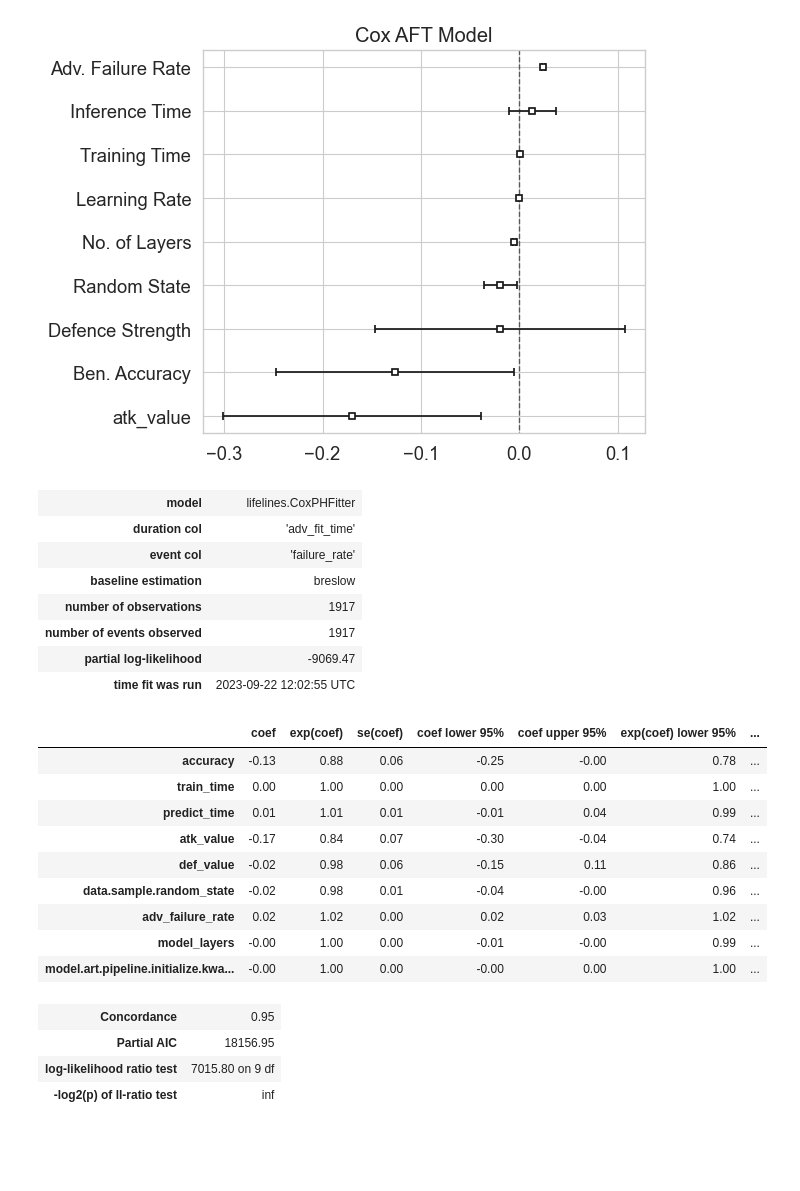
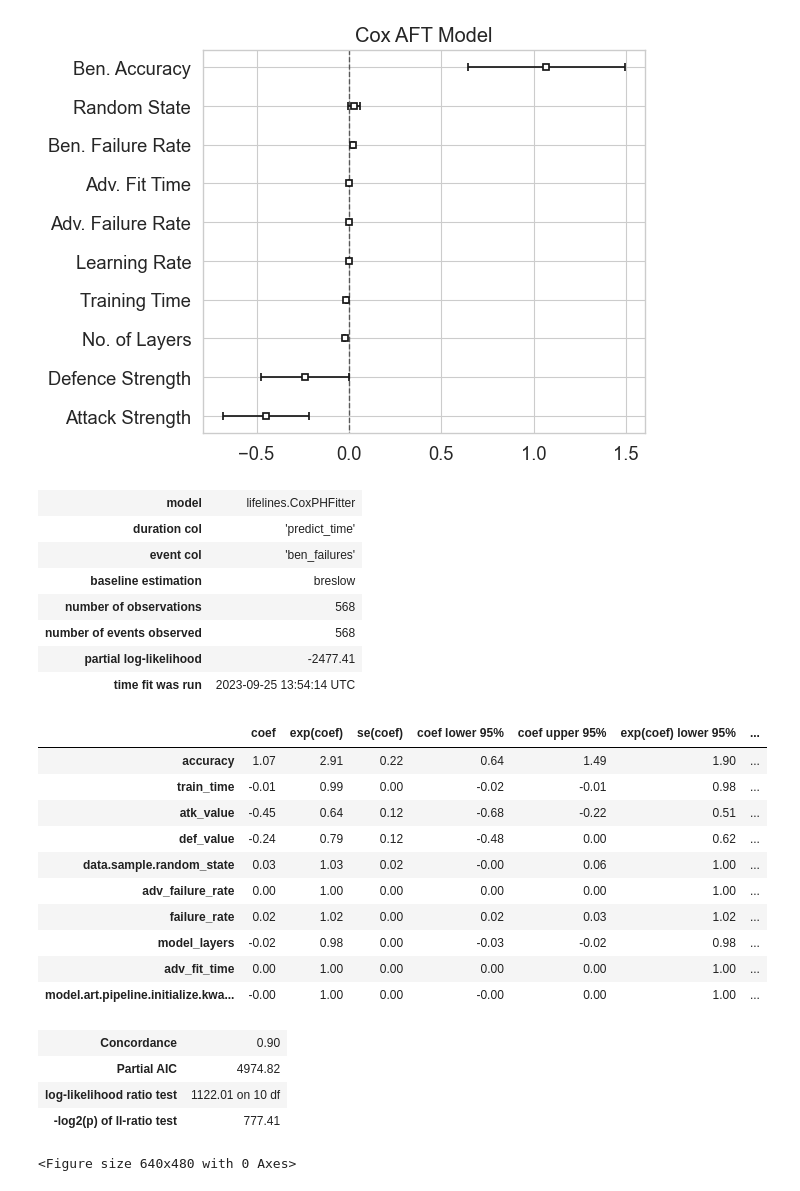
Before and after one commit to simplymathematics/deckard, a Jupyter notebook: examples/pytorch/weibull.ipynb, the cells around one changed output. Drawn from its saved outputs; the diff is of its cells as text; code cells hidden in the pictures; blank space fills up the shorter version.

```diff
--- a/examples/pytorch/weibull.ipynb
+++ b/examples/pytorch/weibull.ipynb
@@ -169,14 +185,17 @@ kwarg_list = [
 
 
 # cleaned['accuracy'] = y
+# %%
+data.loc[:, "adv_failures"] = (1 - data.loc[:, "adv_accuracy"]) * 100
+data.loc[:, "ben_failures"] = (1 - data.loc[:, "accuracy"]) * 100
+target = "ben_failures"
+duration_col = "predict_time"
+cleaned, y, data = clean_data_for_aft(data, kwarg_list,  target=target)
+X_train, X_test, y_train, y_test = train_test_split(cleaned, y,  test_size=0.2, random_state=42)
+assert target in cleaned, f"Target {target} not in dataframe with columns {cleaned.columns}"
 # %%
-target = "failure_rate"
-cleaned, y, data = clean_data_for_aft(data, kwarg_list,  target=target)
-X_train, X_test, y_train, y_test = train_test_split(cleaned, y,  test_size=0.2, random_state=42)
-assert target in cleaned, f"Target {target} not in dataframe with columns {cleaned.columns}"
 
 # from sklearn.preprocessing import PowerTransformer
-
 # pt = PowerTransformer(method='yeo-johnson', standardize=False)
 # del X_train[target]
 # del X_test[target]
@@ -266,51 +319,66 @@ wft_scores = score_model(wft, X_train, X_test)
 # %%
+
 cox_dict = {
     "adv_failure_rate": "Adv. Failure Rate",
     "def_value" : "Defence Strength",
     "data.sample.random_state" : "Random State",
     "train_time" : "Training Time",
     "model_layers" : "No. of Layers",
     "model.art.pipeline.initialize.kwargs.optimizer.lr" : "Learning Rate",
     "adv_accuracy" : "Adv. Accuracy",
     "adv_fit_time" : "Adv. Fit Time",
     "adv_log_loss" : "Adv. Log Loss",
     "predict_time" : "Inference Time",
     "accuracy" : "Ben. Accuracy",
     "failure_rate" : "Ben. Failure Rate",
+    "atk_value" : "Attack Strength",
 }
 
 cox_afr, cft = plot_aft(
     X_train,
     file = "cox_aft.pdf",
     event_col = target,
-    duration_col = "adv_fit_time",
+    duration_col = duration_col,
     title = "Cox AFT Model",
     mtype = "cox",
     replacement_dict=cox_dict,
 )
 cox_scores = score_model(cft, X_train, X_test)
 cft.print_summary()
+cox_partial = plot_partial_effects(
+    file = "cox_partial_effects.pdf",
+    aft = cft,
+    covariate_array = "model_layers",
+    values_array = [18, 34, 50, 101, 152],
+    replacement_dict=cox_dict,
+    title="Partial Effects of No. of Layers on Failure Rate for Cox AFR",
+    ylabel="Chance of Survival at time $T$ (seconds)",
+    xlabel="Time $T$ (seconds)",
+    legend_kwargs={"title" : "No. of Layers", "labels" : ["18", "34", "50", "101", "152"]},
+)
 # %% [output]
-[figure, old version]
+[figure, new version]
 | model | lifelines.CoxPHFitter |
-| duration col | 'adv_fit_time' |
-| event col | 'failure_rate' |
+| duration col | 'predict_time' |
+| event col | 'ben_failures' |
 | baseline estimation | breslow |
-| number of observations | 1917 |
-| number of events observed | 1917 |
-| partial log-likelihood | -9069.47 |
-| time fit was run | 2023-09-22 12:02:55 UTC |
+| number of observations | 568 |
+| number of events observed | 568 |
+| partial log-likelihood | -2477.41 |
+| time fit was run | 2023-09-25 13:54:14 UTC |
 |  | coef | exp(coef) | se(coef) | coef lower 95% | coef upper 95% | exp(coef) lower 95% | ... |
-| accuracy | -0.13 | 0.88 | 0.06 | -0.25 | -0.00 | 0.78 | ... |
-| train_time | 0.00 | 1.00 | 0.00 | 0.00 | 0.00 | 1.00 | ... |
-| predict_time | 0.01 | 1.01 | 0.01 | -0.01 | 0.04 | 0.99 | ... |
-| atk_value | -0.17 | 0.84 | 0.07 | -0.30 | -0.04 | 0.74 | ... |
-| def_value | -0.02 | 0.98 | 0.06 | -0.15 | 0.11 | 0.86 | ... |
-| data.sample.random_state | -0.02 | 0.98 | 0.01 | -0.04 | -0.00 | 0.96 | ... |
-| adv_failure_rate | 0.02 | 1.02 | 0.00 | 0.02 | 0.03 | 1.02 | ... |
-| model_layers | -0.00 | 1.00 | 0.00 | -0.01 | -0.00 | 0.99 | ... |
+| accuracy | 1.07 | 2.91 | 0.22 | 0.64 | 1.49 | 1.90 | ... |
+| train_time | -0.01 | 0.99 | 0.00 | -0.02 | -0.01 | 0.98 | ... |
+| atk_value | -0.45 | 0.64 | 0.12 | -0.68 | -0.22 | 0.51 | ... |
+| def_value | -0.24 | 0.79 | 0.12 | -0.48 | 0.00 | 0.62 | ... |
+| data.sample.random_state | 0.03 | 1.03 | 0.02 | -0.00 | 0.06 | 1.00 | ... |
+| adv_failure_rate | 0.00 | 1.00 | 0.00 | 0.00 | 0.00 | 1.00 | ... |
+| failure_rate | 0.02 | 1.02 | 0.00 | 0.02 | 0.03 | 1.02 | ... |
+| model_layers | -0.02 | 0.98 | 0.00 | -0.03 | -0.02 | 0.98 | ... |
+| adv_fit_time | 0.00 | 1.00 | 0.00 | 0.00 | 0.00 | 1.00 | ... |
 | model.art.pipeline.initialize.kwa... | -0.00 | 1.00 | 0.00 | -0.00 | 0.00 | 1.00 | ... |
-| Concordance | 0.95 |
-| Partial AIC | 18156.95 |
-| log-likelihood ratio test | 7015.80 on 9 df |
-| -log2(p) of ll-ratio test | inf |
+| Concordance | 0.90 |
+| Partial AIC | 4974.82 |
+| log-likelihood ratio test | 1122.01 on 10 df |
+| -log2(p) of ll-ratio test | 777.41 |
+<Figure size 640x480 with 0 Axes>
```
Also changed, not shown: parts of 11 cells of this notebook, 4 other files.
